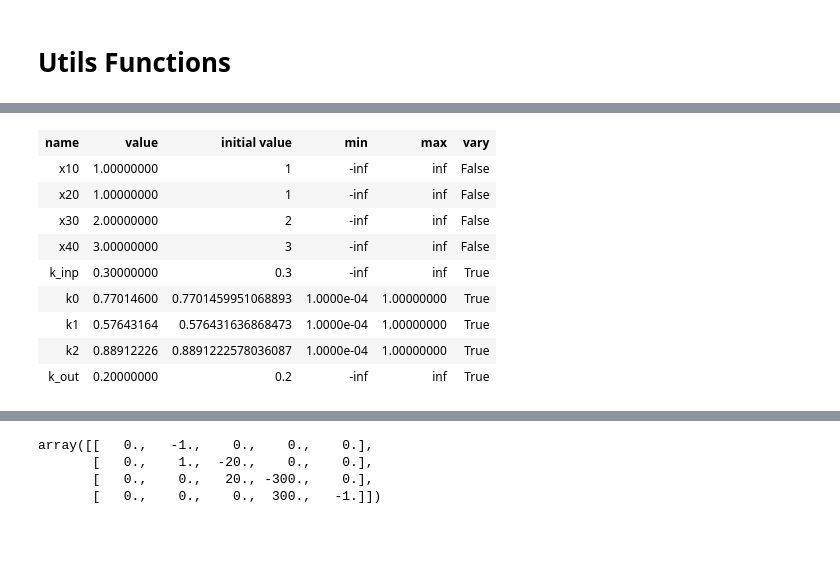
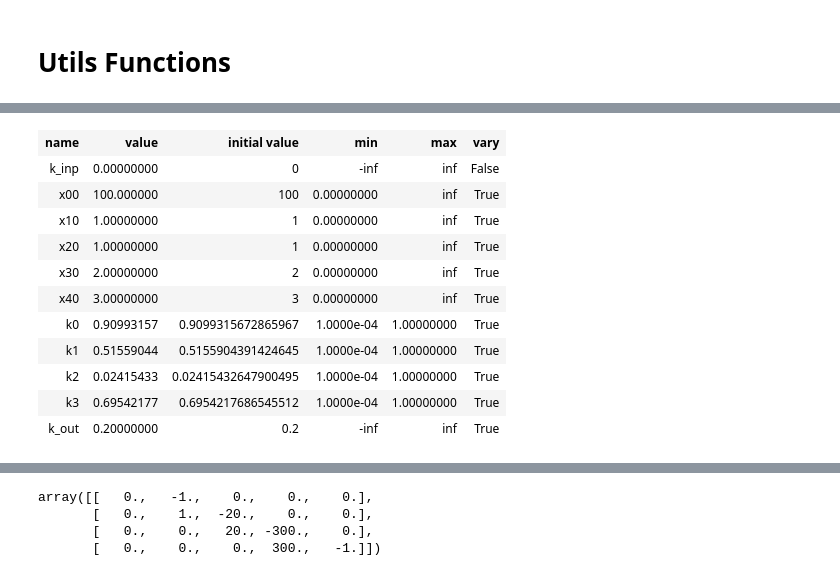
Before and after one commit to eugimarine/digestion_rates, a Jupyter notebook: 04_ODEmodel.ipynb, the cells around one changed output, grey strips where cells are left out. Drawn from its saved outputs; the diff is of its cells as text; code cells hidden in the pictures; blank space fills up the shorter version.

```diff
--- a/04_ODEmodel.ipynb
+++ b/04_ODEmodel.ipynb
@@ -75,17 +105,52 @@ def initialize_params(data, initial_guess='random', kin_guess=None, kout_guess=N
+# %%
+# | export
+def initialize_params(data, initial_rate_guess='random', init_hidden=None, kout_guess=None, initial_guess_bounds=[0.0001, 1], vary_initial_conditions=True):
+    """ Inizialize parameters for ODEs.
+    If initial_guess is 'random' then a vector of random variables [0,1) is created
+    If kin_guess and kout_guess are None then the model doesn't include creation and distruction rate, provide a value otherwise"""
+
+    if init_hidden is None:
+        raise Exception('Initial hidden population needs to be provided')
+
+    initial_conditions =  [init_hidden] + list(data[0,:])
+
+    if initial_rate_guess == 'random':
+        initial_rate_guess = np.random.rand(len(initial_conditions) -1)
+
+    params = Parameters()
+
+    #creation rate
+    params.add('k_inp', value=0, vary=False)
+
+    for nm,i in enumerate(initial_conditions):
+        params.add('x'+str(nm)+'0', value=i, min=0, vary=vary_initial_conditions)
+
+    # reaction rates
+    for nm, k in enumerate(initial_rate_guess):
+        params.add('k'+str(nm), value=k, min=initial_guess_bounds[0], max=initial_guess_bounds[1])
+
+    # distruction rate
+    if kout_guess == None:
+        params.add('k_out', value=0, vary=False)
+    else:
+        params.add('k_out', value=kout_guess)
+    return params
 # %%
 x = np.array([[1,1,2,3], [1, 4,5,6]])
 initial_guess= [0.1, 0.2, 0.3]
-test_init_params = initialize_params(x, 'random', kin_guess=0.3, kout_guess=0.2)
+test_init_params = initialize_params(x, 'random', init_hidden=100, kout_guess=0.2)
 
 test_init_params
 # %% [output]
 | name | value | initial value | min | max | vary |
-| x10 | 1.00000000 | 1 | -inf | inf | False |
-| x20 | 1.00000000 | 1 | -inf | inf | False |
-| x30 | 2.00000000 | 2 | -inf | inf | False |
-| x40 | 3.00000000 | 3 | -inf | inf | False |
-| k_inp | 0.30000000 | 0.3 | -inf | inf | True |
-| k0 | 0.77014600 | 0.7701459951068893 | 1.0000e-04 | 1.00000000 | True |
-| k1 | 0.57643164 | 0.576431636868473 | 1.0000e-04 | 1.00000000 | True |
-| k2 | 0.88912226 | 0.8891222578036087 | 1.0000e-04 | 1.00000000 | True |
+| k_inp | 0.00000000 | 0 | -inf | inf | False |
+| x00 | 100.000000 | 100 | 0.00000000 | inf | True |
+| x10 | 1.00000000 | 1 | 0.00000000 | inf | True |
+| x20 | 1.00000000 | 1 | 0.00000000 | inf | True |
+| x30 | 2.00000000 | 2 | 0.00000000 | inf | True |
+| x40 | 3.00000000 | 3 | 0.00000000 | inf | True |
+| k0 | 0.90993157 | 0.9099315672865967 | 1.0000e-04 | 1.00000000 | True |
+| k1 | 0.51559044 | 0.5155904391424645 | 1.0000e-04 | 1.00000000 | True |
+| k2 | 0.02415433 | 0.02415432647900495 | 1.0000e-04 | 1.00000000 | True |
+| k3 | 0.69542177 | 0.6954217686545512 | 1.0000e-04 | 1.00000000 | True |
 | k_out | 0.20000000 | 0.2 | -inf | inf | True |
```
Also changed, not shown: parts of 32 cells of this notebook, 6 other files.
